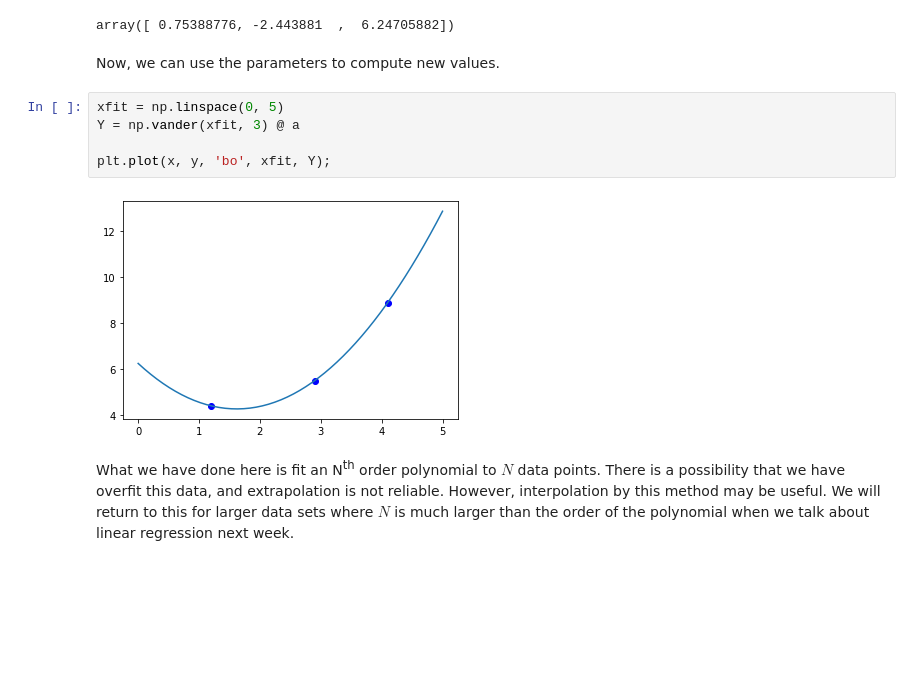
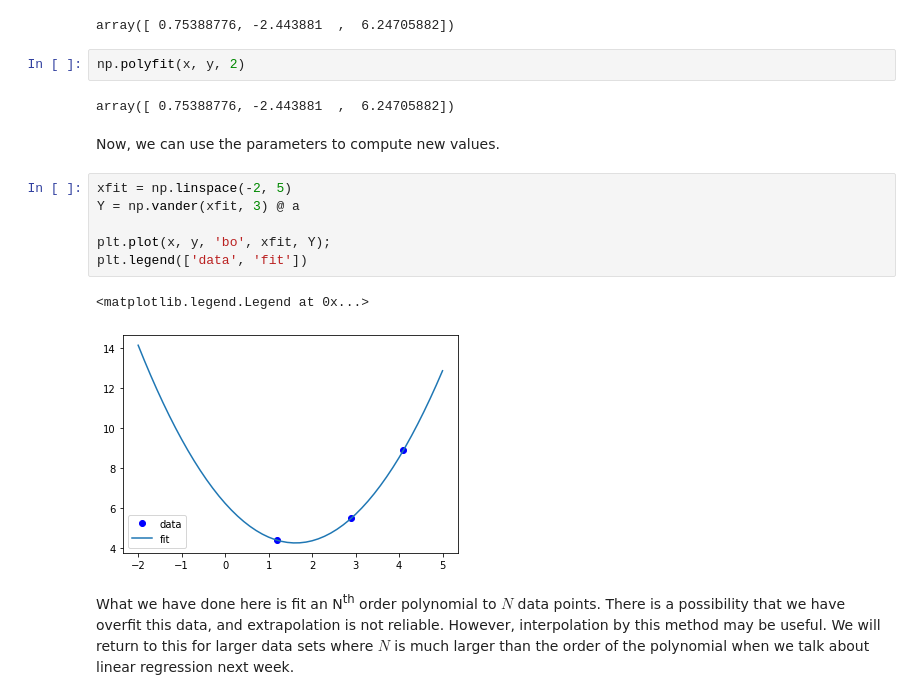
Before and after one commit to jkitchin/f19-06623, a Jupyter notebook: lectures/17-linear-algebra-2.ipynb, the cells around one changed output. Drawn from its saved outputs; the diff is of its cells as text; blank space fills up the shorter version.

```diff
--- a/lectures/17-linear-algebra-2.ipynb
+++ b/lectures/17-linear-algebra-2.ipynb
@@ -47,15 +47,21 @@ a = np.linalg.solve(X, y)
 a
 # %% [output]
 array([ 0.75388776, -2.443881  ,  6.24705882])
+# %%
+np.polyfit(x, y, 2)
+# %% [output]
+array([ 0.75388776, -2.443881  ,  6.24705882])
 # %% [markdown]
 Now, we can use the parameters to compute new values.
 # %%
-xfit = np.linspace(0, 5)
+xfit = np.linspace(-2, 5)
 Y = np.vander(xfit, 3) @ a
 
 plt.plot(x, y, 'bo', xfit, Y);
+plt.legend(['data', 'fit'])
 # %% [output]
+<matplotlib.legend.Legend at 0x...>
-[figure, old version]
+[figure, new version]
 # %% [markdown]
 What we have done here is fit an N<sup>th</sup> order polynomial to $N$ data points. There is a possibility that we have overfit this data, and extrapolation is not reliable. However, interpolation by this method may be useful. We will return to this for larger data sets where $N$ is much larger than the order of the polynomial when we talk about linear regression next week.
 # %% [markdown]
```
Also changed, not shown: parts of 22 cells of this notebook.
